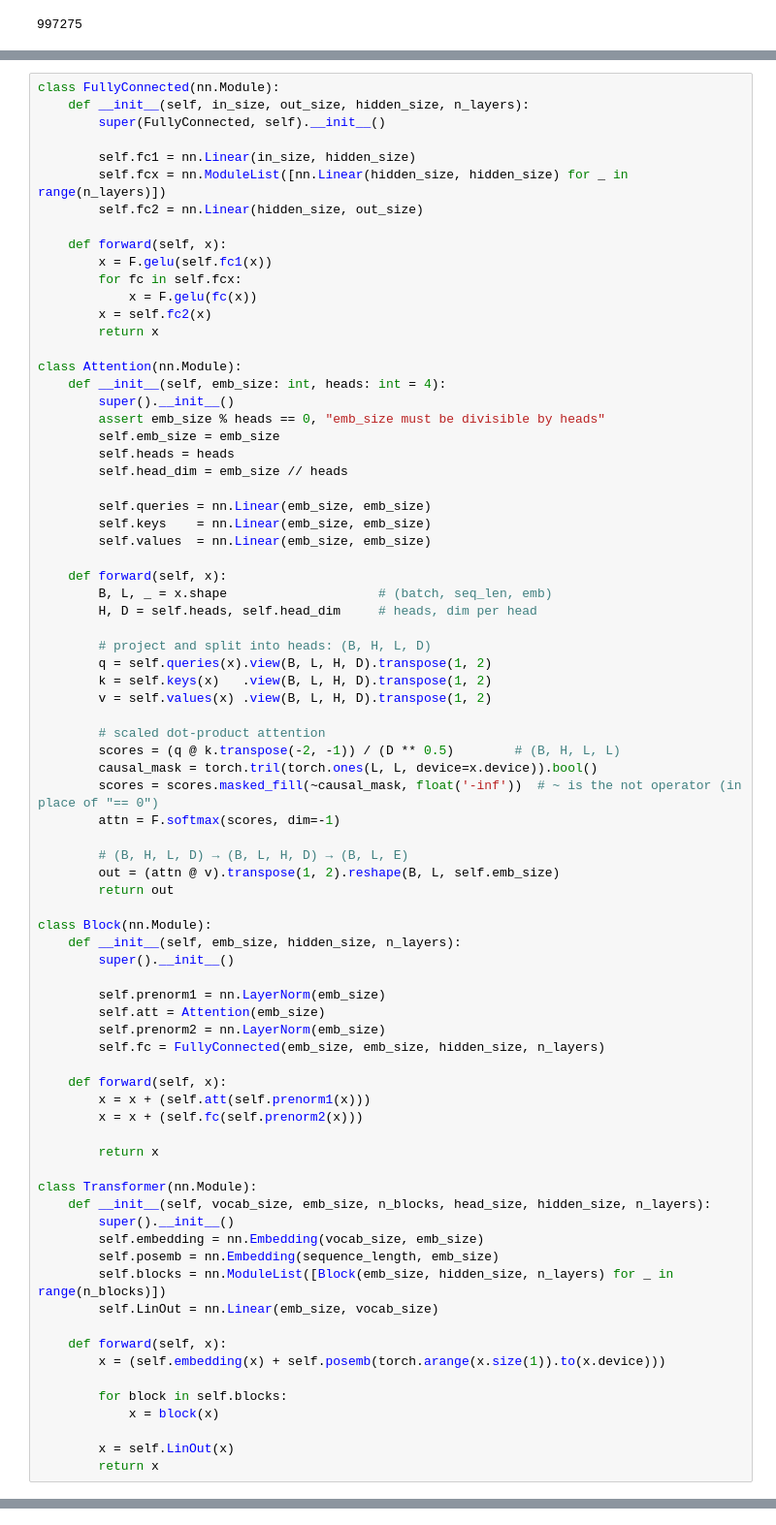
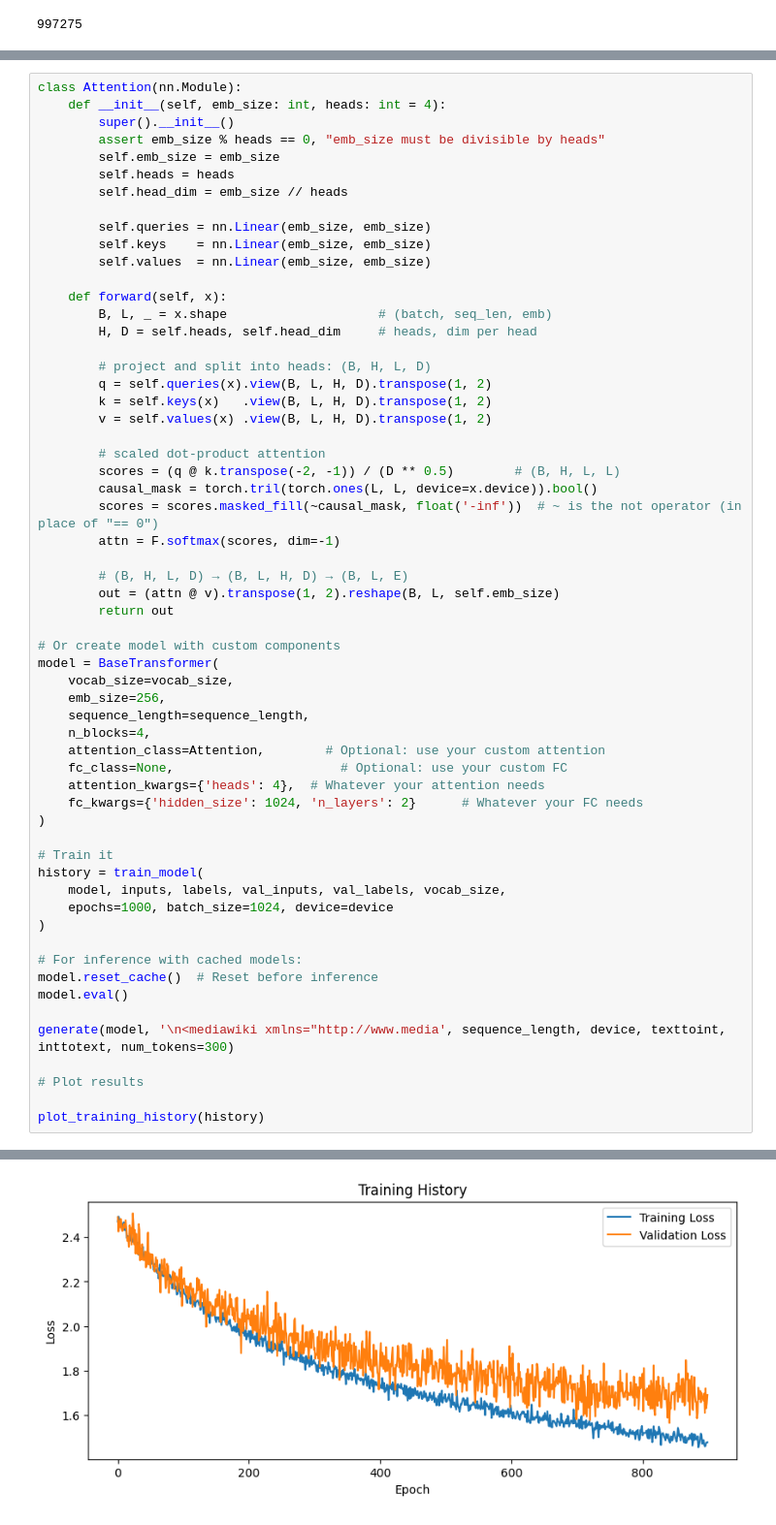
Before and after one commit to LucaM185/GPTs-from-scratch, a Jupyter notebook: 8a - MLA.ipynb, the cells around one changed output, grey strips where cells are left out. Shown at 97% size. Cells and saved outputs as stored; diff of their text form.

```diff
--- a/8a - MLA.ipynb
+++ b/8a - MLA.ipynb
@@ -172,19 +87,4 @@ Epoch 1800 - Loss: 1.510 - Val Loss: 1.653
 # %%
-class FullyConnected(nn.Module):
-    def __init__(self, in_size, out_size, hidden_size, n_layers):
-        super(FullyConnected, self).__init__()
-
-        self.fc1 = nn.Linear(in_size, hidden_size)
-        self.fcx = nn.ModuleList([nn.Linear(hidden_size, hidden_size) for _ in range(n_layers)])
-        self.fc2 = nn.Linear(hidden_size, out_size)
-
-    def forward(self, x):
-        x = F.gelu(self.fc1(x))
-        for fc in self.fcx:
-            x = F.gelu(fc(x))
-        x = self.fc2(x)
-        return x
-
 class Attention(nn.Module):
     def __init__(self, emb_size: int, heads: int = 4):
         super().__init__()
@@ -216,34 +116,31 @@ class Attention(nn.Module):
         out = (attn @ v).transpose(1, 2).reshape(B, L, self.emb_size)
         return out
 
-class Block(nn.Module):
-    def __init__(self, emb_size, hidden_size, n_layers):
-        super().__init__()
+# Or create model with custom components
+model = BaseTransformer(
+    vocab_size=vocab_size,
+    emb_size=256,
+    sequence_length=sequence_length,
+    n_blocks=4,
+    attention_class=Attention,        # Optional: use your custom attention
+    fc_class=None,                      # Optional: use your custom FC
+    attention_kwargs={'heads': 4},  # Whatever your attention needs
+    fc_kwargs={'hidden_size': 1024, 'n_layers': 2}      # Whatever your FC needs
+)
 
-        self.prenorm1 = nn.LayerNorm(emb_size)
-        self.att = Attention(emb_size)
-        self.prenorm2 = nn.LayerNorm(emb_size)
-        self.fc = FullyConnected(emb_size, emb_size, hidden_size, n_layers)
+# Train it
+history = train_model(
+    model, inputs, labels, val_inputs, val_labels, vocab_size,
+    epochs=1000, batch_size=1024, device=device
+)
 
-    def forward(self, x):
-        x = x + (self.att(self.prenorm1(x)))
-        x = x + (self.fc(self.prenorm2(x)))
+# For inference with cached models:
+model.reset_cache()  # Reset before inference
+model.eval()
 
-        return x
+generate(model, '\n<mediawiki xmlns="http://www.media', sequence_length, device, texttoint, inttotext, num_tokens=300)
 
-class Transformer(nn.Module):
-    def __init__(self, vocab_size, emb_size, n_blocks, head_size, hidden_size, n_layers):
-        super().__init__()
-        self.embedding = nn.Embedding(vocab_size, emb_size)
-        self.posemb = nn.Embedding(sequence_length, emb_size)
-        self.blocks = nn.ModuleList([Block(emb_size, hidden_size, n_layers) for _ in range(n_blocks)])
-        self.LinOut = nn.Linear(emb_size, vocab_size)
+# Plot results
 
-    def forward(self, x):
-        x = (self.embedding(x) + self.posemb(torch.arange(x.size(1)).to(x.device)))
-
-        for block in self.blocks:
-            x = block(x)
-
-        x = self.LinOut(x)
-        return x
+plot_training_history(history)
+# %% [output]
@@ -249,0 +158 @@ class Transformer(nn.Module):
+[figure, added]
```
Also changed, not shown: parts of 18 cells of this notebook, 9 other files.
